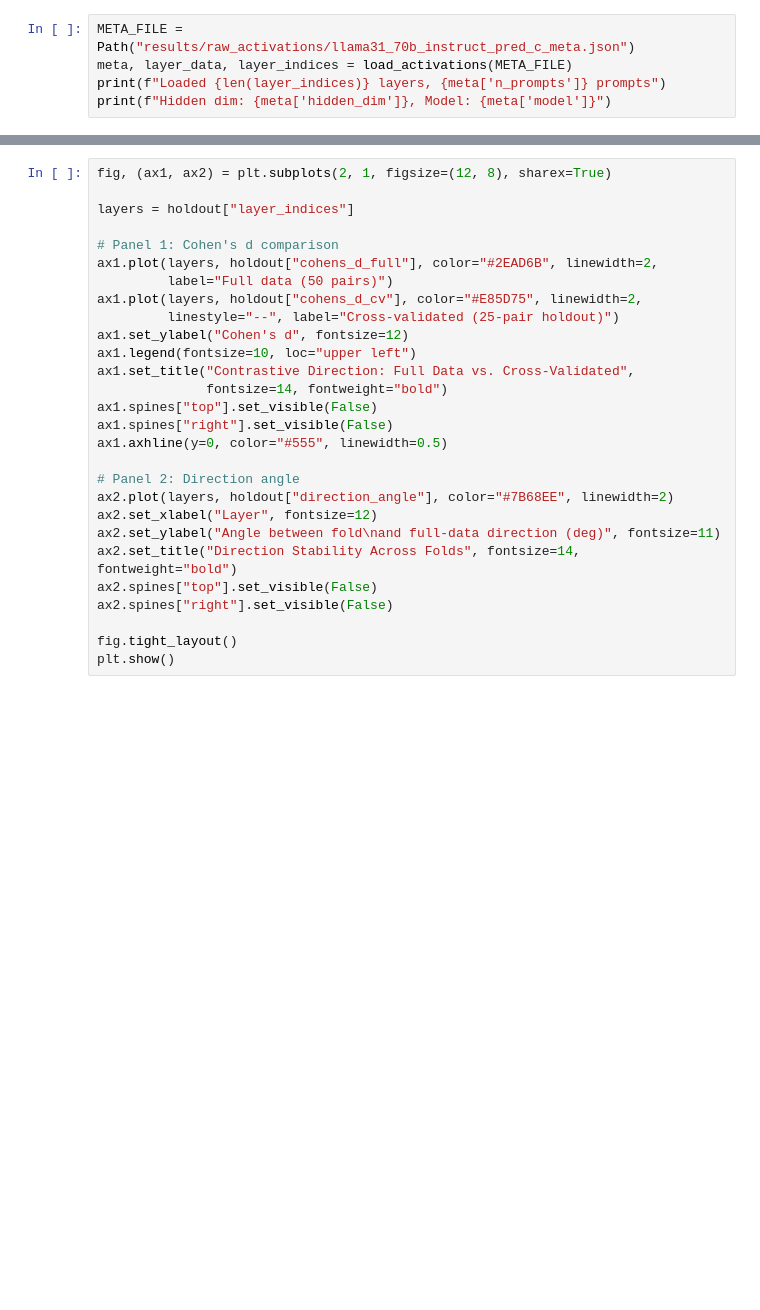
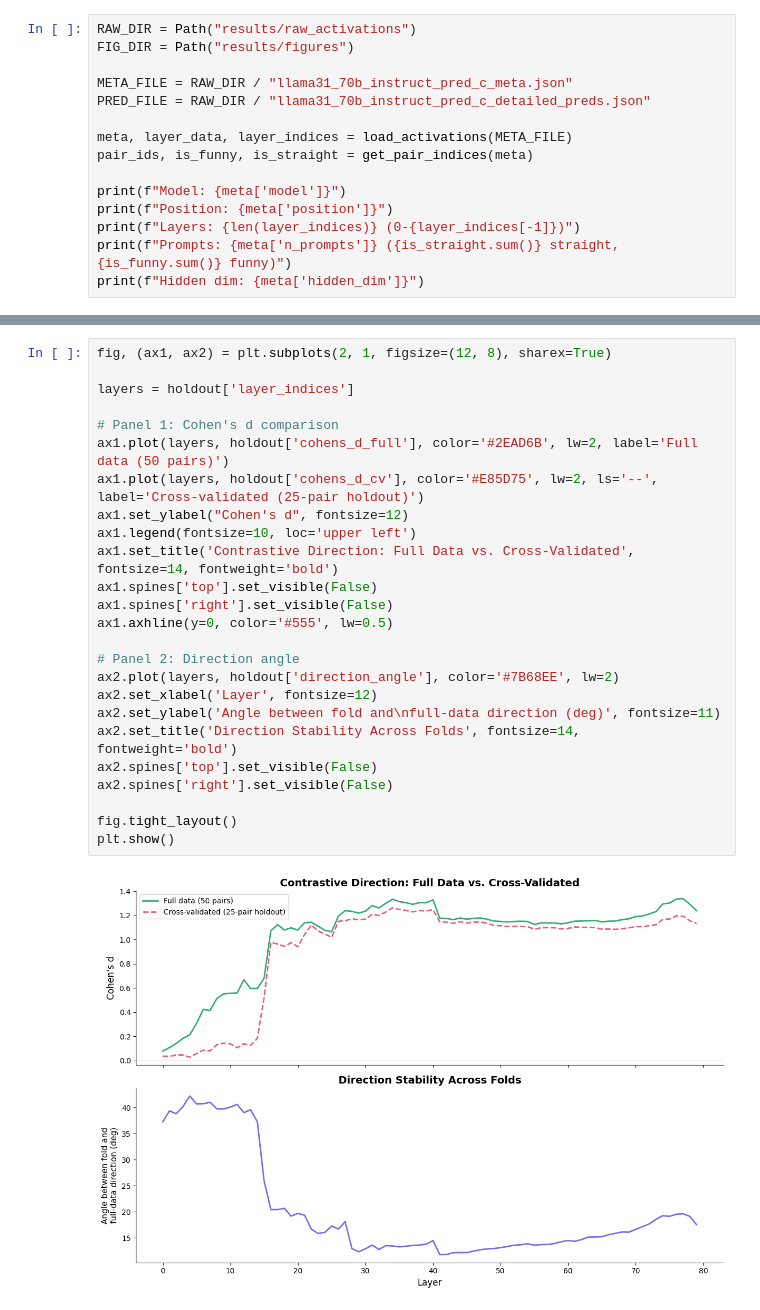
Before and after one commit to davidbau/puns, a Jupyter notebook: interactive_explore.ipynb, the cells around one changed output, grey strips where cells are left out. Drawn from its saved outputs; the diff is of its cells as text; blank space fills up the shorter version.

```diff
--- a/interactive_explore.ipynb
+++ b/interactive_explore.ipynb
@@ -19,5 +27,15 @@ from puns_viz import make_layer_viz, layer_scatter_3d
 # %%
-META_FILE = Path("results/raw_activations/llama31_70b_instruct_pred_c_meta.json")
+RAW_DIR = Path("results/raw_activations")
+FIG_DIR = Path("results/figures")
+
+META_FILE = RAW_DIR / "llama31_70b_instruct_pred_c_meta.json"
+PRED_FILE = RAW_DIR / "llama31_70b_instruct_pred_c_detailed_preds.json"
+
 meta, layer_data, layer_indices = load_activations(META_FILE)
-print(f"Loaded {len(layer_indices)} layers, {meta['n_prompts']} prompts")
-print(f"Hidden dim: {meta['hidden_dim']}, Model: {meta['model']}")
+pair_ids, is_funny, is_straight = get_pair_indices(meta)
+
+print(f"Model: {meta['model']}")
+print(f"Position: {meta['position']}")
+print(f"Layers: {len(layer_indices)} (0-{layer_indices[-1]})")
+print(f"Prompts: {meta['n_prompts']} ({is_straight.sum()} straight, {is_funny.sum()} funny)")
+print(f"Hidden dim: {meta['hidden_dim']}")
@@ -45,28 +190,27 @@ print(f"Peak cross-validated Cohen's d: {holdout['cohens_d_cv'][peak_cv_idx]:.2f
 # %%
 fig, (ax1, ax2) = plt.subplots(2, 1, figsize=(12, 8), sharex=True)
 
-layers = holdout["layer_indices"]
+layers = holdout['layer_indices']
 
 # Panel 1: Cohen's d comparison
-ax1.plot(layers, holdout["cohens_d_full"], color="#2EAD6B", linewidth=2,
-         label="Full data (50 pairs)")
-ax1.plot(layers, holdout["cohens_d_cv"], color="#E85D75", linewidth=2,
-         linestyle="--", label="Cross-validated (25-pair holdout)")
+ax1.plot(layers, holdout['cohens_d_full'], color='#2EAD6B', lw=2, label='Full data (50 pairs)')
+ax1.plot(layers, holdout['cohens_d_cv'], color='#E85D75', lw=2, ls='--', label='Cross-validated (25-pair holdout)')
 ax1.set_ylabel("Cohen's d", fontsize=12)
-ax1.legend(fontsize=10, loc="upper left")
-ax1.set_title("Contrastive Direction: Full Data vs. Cross-Validated",
-              fontsize=14, fontweight="bold")
-ax1.spines["top"].set_visible(False)
-ax1.spines["right"].set_visible(False)
-ax1.axhline(y=0, color="#555", linewidth=0.5)
+ax1.legend(fontsize=10, loc='upper left')
+ax1.set_title('Contrastive Direction: Full Data vs. Cross-Validated', fontsize=14, fontweight='bold')
+ax1.spines['top'].set_visible(False)
+ax1.spines['right'].set_visible(False)
+ax1.axhline(y=0, color='#555', lw=0.5)
 
 # Panel 2: Direction angle
-ax2.plot(layers, holdout["direction_angle"], color="#7B68EE", linewidth=2)
-ax2.set_xlabel("Layer", fontsize=12)
-ax2.set_ylabel("Angle between fold\nand full-data direction (deg)", fontsize=11)
-ax2.set_title("Direction Stability Across Folds", fontsize=14, fontweight="bold")
-ax2.spines["top"].set_visible(False)
-ax2.spines["right"].set_visible(False)
+ax2.plot(layers, holdout['direction_angle'], color='#7B68EE', lw=2)
+ax2.set_xlabel('Layer', fontsize=12)
+ax2.set_ylabel('Angle between fold and\nfull-data direction (deg)', fontsize=11)
+ax2.set_title('Direction Stability Across Folds', fontsize=14, fontweight='bold')
+ax2.spines['top'].set_visible(False)
+ax2.spines['right'].set_visible(False)
 
 fig.tight_layout()
 plt.show()
+# %% [output]
+[figure, added]
```
Also changed, not shown: parts of 20 cells of this notebook, 5 other files.
